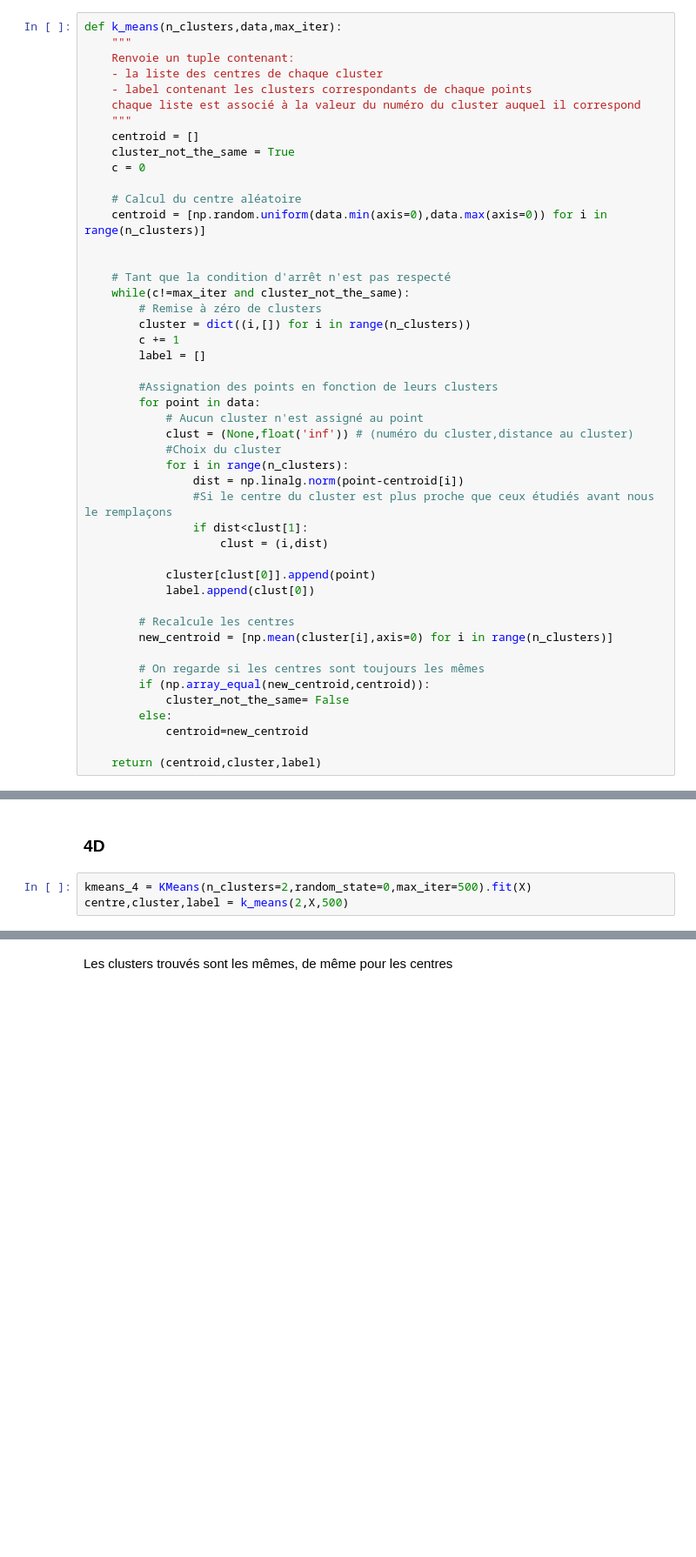
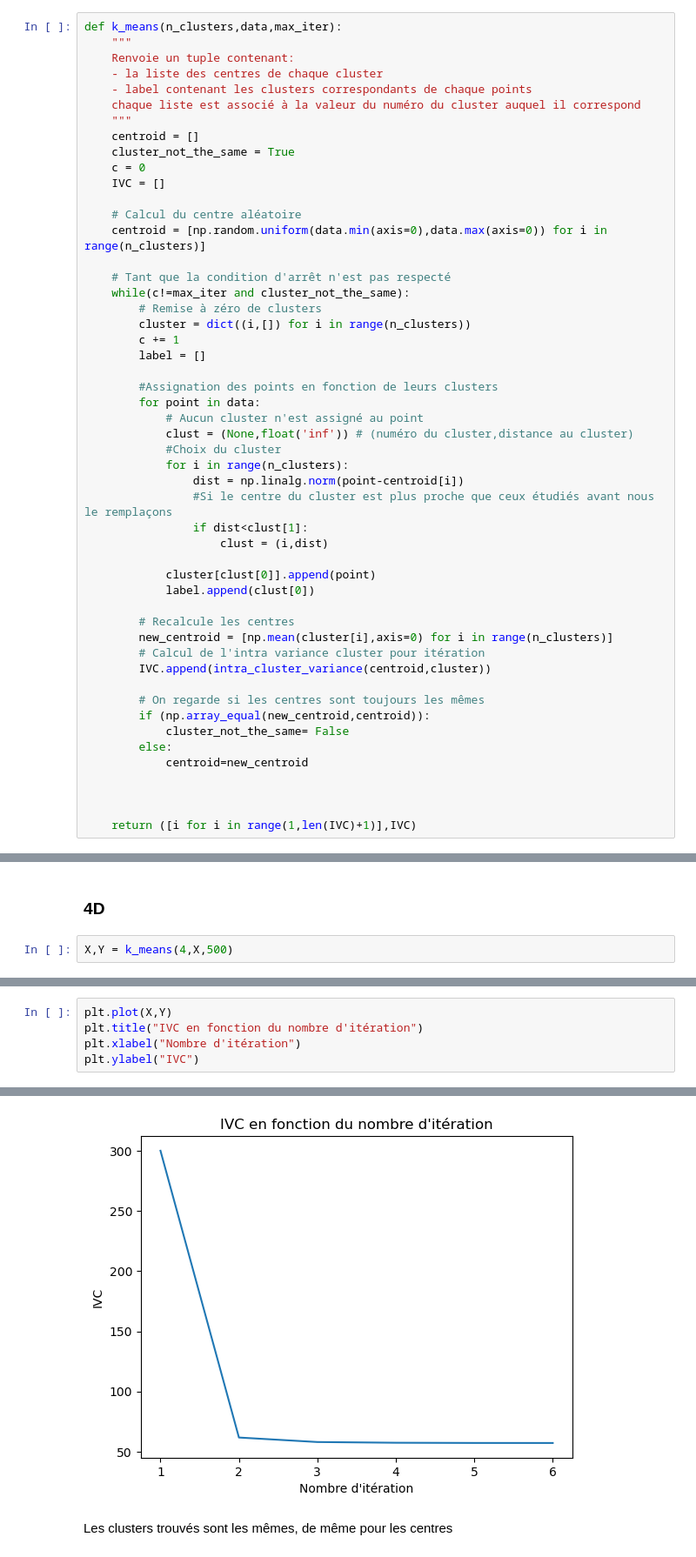
Before and after one commit to Kerorodu59/KMeans, a Jupyter notebook: Code/Brouillon.ipynb, the cells around one changed output, grey strips where cells are left out. Shown: that part at 87% size. Cells and saved outputs as stored; diff of their text form; blank space fills up the shorter version.

```diff
--- a/Code/Brouillon.ipynb
+++ b/Code/Brouillon.ipynb
@@ -55,10 +33,10 @@ def k_means(n_clusters,data,max_iter):
     centroid = []
     cluster_not_the_same = True
     c = 0
+    IVC = []
 
     # Calcul du centre aléatoire
     centroid = [np.random.uniform(data.min(axis=0),data.max(axis=0)) for i in range(n_clusters)]
-
 
     # Tant que la condition d'arrêt n'est pas respecté
     while(c!=max_iter and cluster_not_the_same):
@@ -83,6 +61,8 @@ def k_means(n_clusters,data,max_iter):
 
         # Recalcule les centres
         new_centroid = [np.mean(cluster[i],axis=0) for i in range(n_clusters)]
+        # Calcul de l'intra variance cluster pour itération
+        IVC.append(intra_cluster_variance(centroid,cluster))
 
         # On regarde si les centres sont toujours les mêmes
         if (np.array_equal(new_centroid,centroid)):
@@ -90,7 +70,9 @@ def k_means(n_clusters,data,max_iter):
         else:
             centroid=new_centroid
 
-    return (centroid,cluster,label)
+
+
+    return ([i for i in range(1,len(IVC)+1)],IVC)
 # %%
 def intra_cluster_variance(centroid,cluster):
     """
@@ -155,5 +111,4 @@ array([0, 0, 0, 0, 0, 0, 0, 0, 0, 0, 0, 0, 0, 0, 0, 0, 0, 0, 0, 0, 0, 0,
 # %% [markdown]
 ### 4D
 # %%
-kmeans_4 = KMeans(n_clusters=2,random_state=0,max_iter=500).fit(X)
-centre,cluster,label = k_means(2,X,500)
+X,Y = k_means(4,X,500)
@@ -206,0 +128,6 @@ Text(0.5, 1.0, 'Résultat avec la fonction de la librairie')
+# %%
+plt.plot(X,Y)
+plt.title("IVC en fonction du nombre d'itération")
+plt.xlabel("Nombre d'itération")
+plt.ylabel("IVC")
+# %% [output]
@@ -207,3 +135,4 @@ Text(0.5, 1.0, 'Résultat avec la fonction de la librairie')
+[figure, added]
 # %% [markdown]
 Les clusters trouvés sont les mêmes, de même pour les centres
 # %% [markdown]
```
Also changed, not shown: parts of 32 cells of this notebook, 6 other files.
